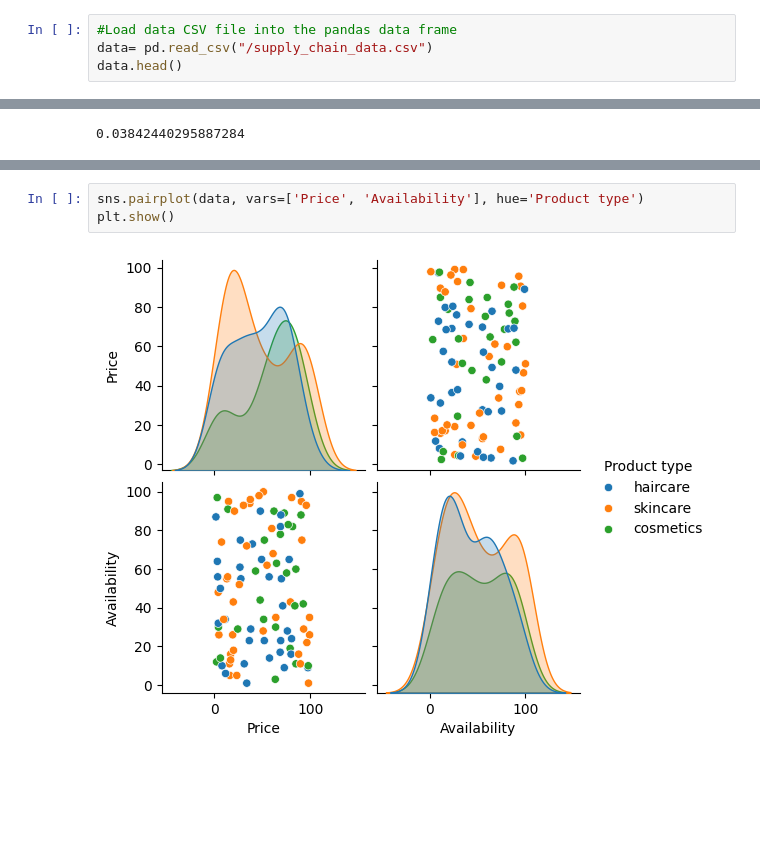
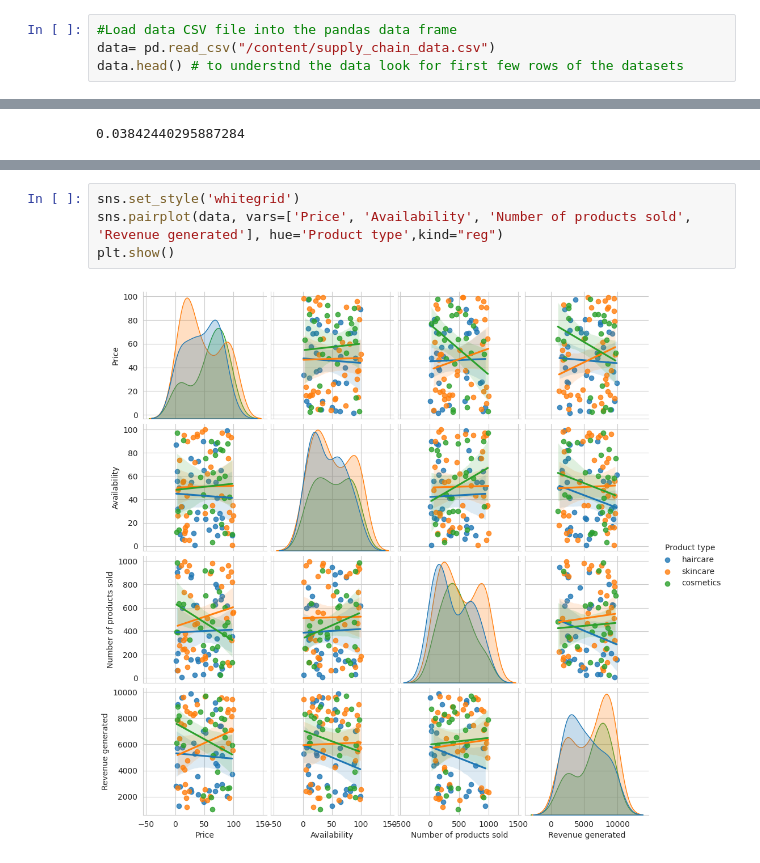
Before and after one commit to Gowtham933/Supply-chain-Data-Analysis-Project, a Jupyter notebook: Supply chain data analysis.ipynb, the cells around one changed output, grey strips where cells are left out. Cells and saved outputs as stored; diff of their text form; blank space fills up the shorter version.

```diff
--- a/Supply chain data analysis.ipynb
+++ b/Supply chain data analysis.ipynb
@@ -18,8 +18,8 @@ import seaborn as sns
 EDA Analysis of data to understand the data set we have. ⛏
 # %%
 #Load data CSV file into the pandas data frame
-data= pd.read_csv("/supply_chain_data.csv")
-data.head()
+data= pd.read_csv("/content/supply_chain_data.csv")
+data.head() # to understnd the data look for first few rows of the datasets
 # %% [output]
 |  | Product type | SKU | Price | Availability | Number of products sold | Revenue generated | ... |
 | 0 | haircare | SKU0 | 69.808006 | 55 | 802 | 8661.996792 | ... |
@@ -266,5 +462,6 @@ plt.show()
 # %%
-sns.pairplot(data, vars=['Price', 'Availability'], hue='Product type')
+sns.set_style('whitegrid')
+sns.pairplot(data, vars=['Price', 'Availability', 'Number of products sold', 'Revenue generated'], hue='Product type',kind="reg")
 plt.show()
 # %% [output]
-[figure, old version]
+[figure, new version]
```
Also changed, not shown: parts of 42 cells of this notebook.
